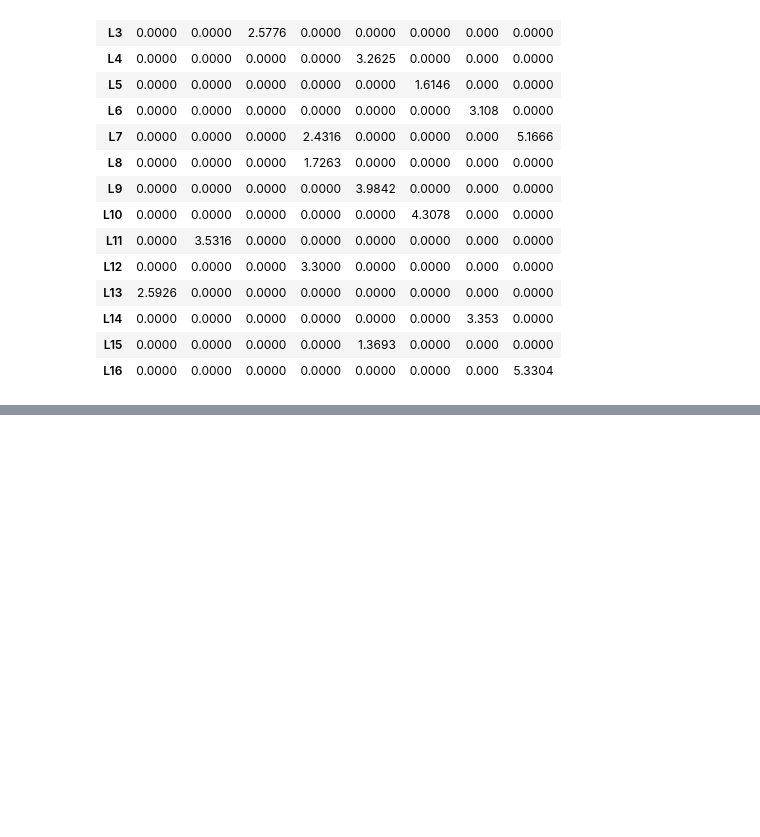
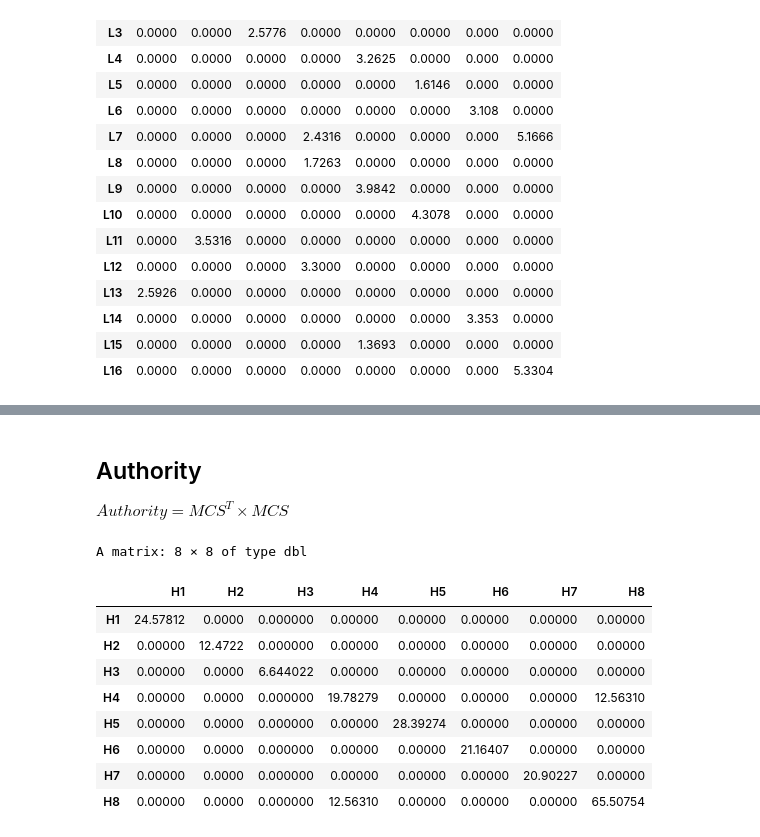
Before and after one commit to ludwigHoon/BPTNW, a Jupyter notebook: Bipartite Network Modelling for Measles Hotspot Detection.ipynb, the cells around one changed output, grey strips where cells are left out. Saved outputs shown, nothing was run; the diff lists cells and outputs as text; code cells hidden in the pictures; blank space fills up the shorter version.

```diff
--- a/Bipartite Network Modelling for Measles Hotspot Detection.ipynb
+++ b/Bipartite Network Modelling for Measles Hotspot Detection.ipynb
@@ -656,0 +683,17 @@ A data.frame: 16 × 8
+# %% [markdown]
+## Authority
+$Authority = MCS^T \times MCS$
+# %%
+Authority = t(linkWeight)%*%as.matrix(linkWeight)
+Authority
+# %% [output]
+A matrix: 8 × 8 of type dbl
+|  | H1 | H2 | H3 | H4 | H5 | H6 | H7 | H8 |
+| H1 | 24.57812 | 0.0000 | 0.000000 | 0.00000 | 0.00000 | 0.00000 | 0.00000 | 0.00000 |
+| H2 | 0.00000 | 12.4722 | 0.000000 | 0.00000 | 0.00000 | 0.00000 | 0.00000 | 0.00000 |
+| H3 | 0.00000 | 0.0000 | 6.644022 | 0.00000 | 0.00000 | 0.00000 | 0.00000 | 0.00000 |
+| H4 | 0.00000 | 0.0000 | 0.000000 | 19.78279 | 0.00000 | 0.00000 | 0.00000 | 12.56310 |
+| H5 | 0.00000 | 0.0000 | 0.000000 | 0.00000 | 28.39274 | 0.00000 | 0.00000 | 0.00000 |
+| H6 | 0.00000 | 0.0000 | 0.000000 | 0.00000 | 0.00000 | 21.16407 | 0.00000 | 0.00000 |
+| H7 | 0.00000 | 0.0000 | 0.000000 | 0.00000 | 0.00000 | 0.00000 | 20.90227 | 0.00000 |
+| H8 | 0.00000 | 0.0000 | 0.000000 | 12.56310 | 0.00000 | 0.00000 | 0.00000 | 65.50754 |
```
Also changed, not shown: parts of 6 cells of this notebook.
